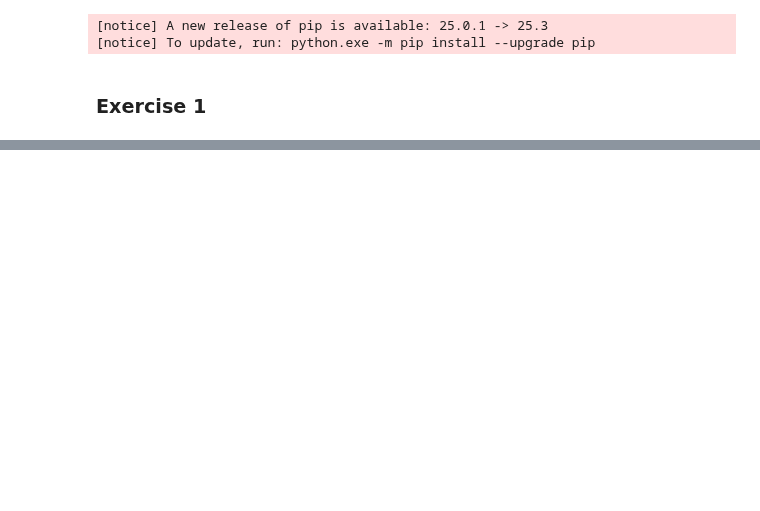
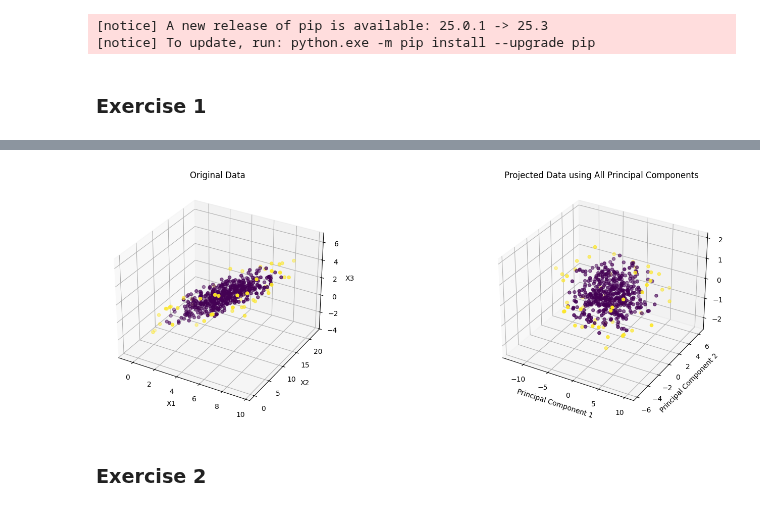
Before and after one commit to Razvan48/Homework-Anomaly-Detection-AD, a Jupyter notebook: Laboratories/Laboratory-5/Laboratory-5.ipynb, the cells around one changed output, grey strips where cells are left out. Cells and saved outputs as stored; diff of their text form; code cells hidden in the pictures; blank space fills up the shorter version.

Commit message:
finished exercise-1 lab-5

```diff
--- a/Laboratories/Laboratory-5/Laboratory-5.ipynb
+++ b/Laboratories/Laboratory-5/Laboratory-5.ipynb
@@ -146,0 +147,44 @@ ex1_3(X_ex1_1, eigen_values_ex1_1, eigen_vectors_ex1_1, 1) # 2nd Principal Compo
+# %%
+def ex1_4(X, eigen_values, eigen_vectors):
+    X_centered = X - np.mean(X, axis=0)
+
+    idxs_sorted_eigen_values = np.argsort(eigen_values)[::-1]
+    sorted_eigen_values = eigen_values[idxs_sorted_eigen_values]
+    sorted_eigen_vectors = eigen_vectors[:, idxs_sorted_eigen_values]
+
+    X_projected = X_centered.dot(sorted_eigen_vectors)
+
+    mean_X_projected = np.mean(X_projected, axis=0)
+    std_X_projected = np.std(X_projected, axis=0)
+    X_projected_normalized = (X_projected - mean_X_projected) / std_X_projected
+
+    contamination = 0.1
+    threshold = np.quantile(np.linalg.norm(X_projected_normalized, ord=2, axis=1), 1.0 - contamination)
+    outliers = (np.linalg.norm(X_projected_normalized, ord=2, axis=1) > threshold).astype(int)
+
+    fig = plt.figure(figsize=(18, 6))
+
+    ax_0 = fig.add_subplot(1, 2, 1, projection='3d')
+    ax_0.scatter(X[:, 0], X[:, 1], X[:, 2], c=outliers)
+    ax_0.set_title(f'Original Data')
+    ax_0.set_xlabel('X1')
+    ax_0.set_ylabel('X2')
+    ax_0.set_zlabel('X3')
+    # ax_0.legend()
+
+    ax_1 = fig.add_subplot(1, 2, 2, projection='3d')
+    ax_1.scatter(X_projected[:, 0], X_projected[:, 1], X_projected[:, 2], c=outliers)
+    ax_1.set_title(f'Projected Data using All Principal Components')
+    ax_1.set_xlabel(f'Principal Component 1')
+    ax_1.set_ylabel(f'Principal Component 2')
+    ax_1.set_zlabel(f'Principal Component 3')
+    # ax_1.legend()
+
+    plt.show()
+
+
+ex1_4(X_ex1_1, eigen_values_ex1_1, eigen_vectors_ex1_1)
+# %% [output]
+[figure, added]
+# %% [markdown]
+### Exercise 2
```
Also changed, not shown: parts of 3 cells of this notebook.
